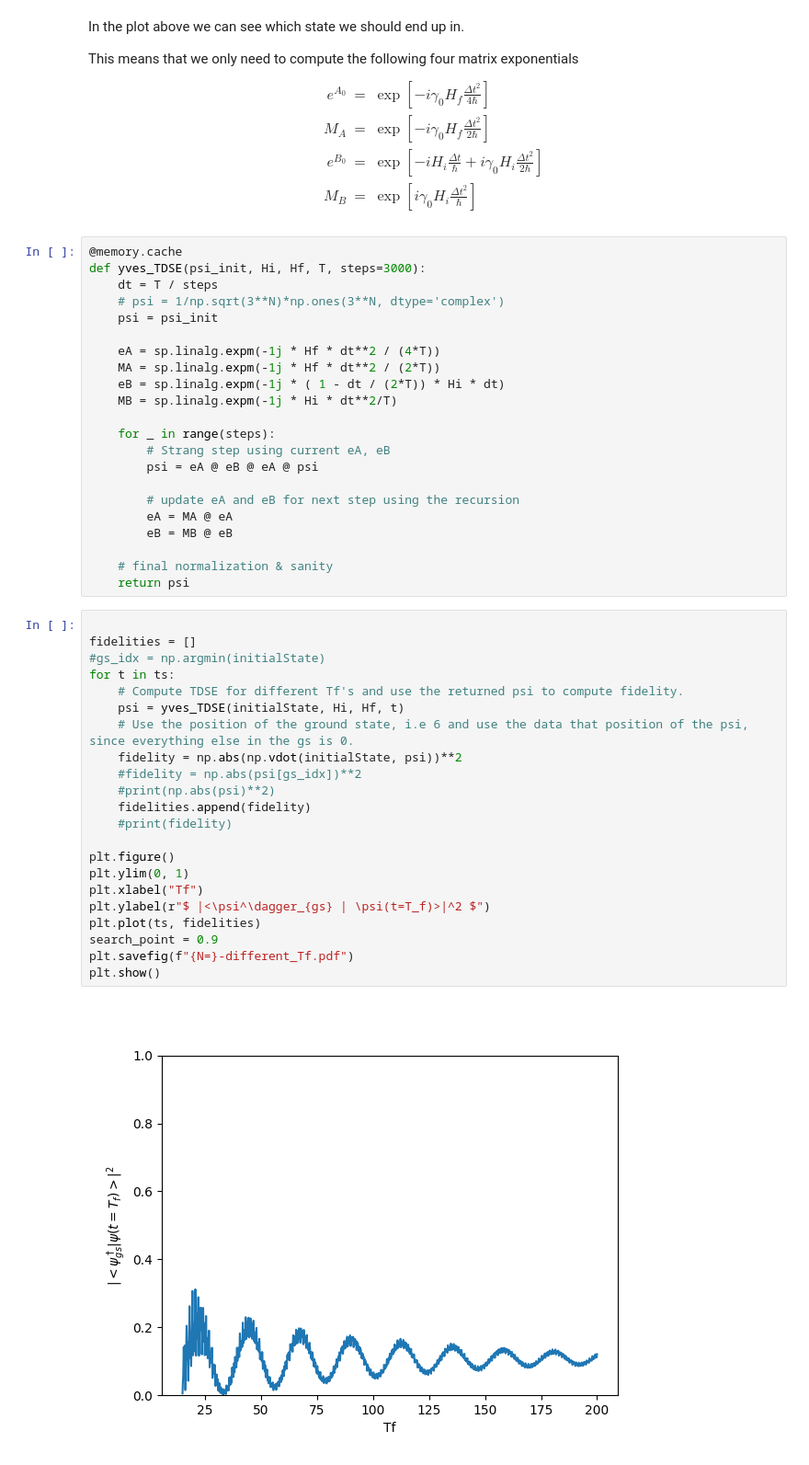
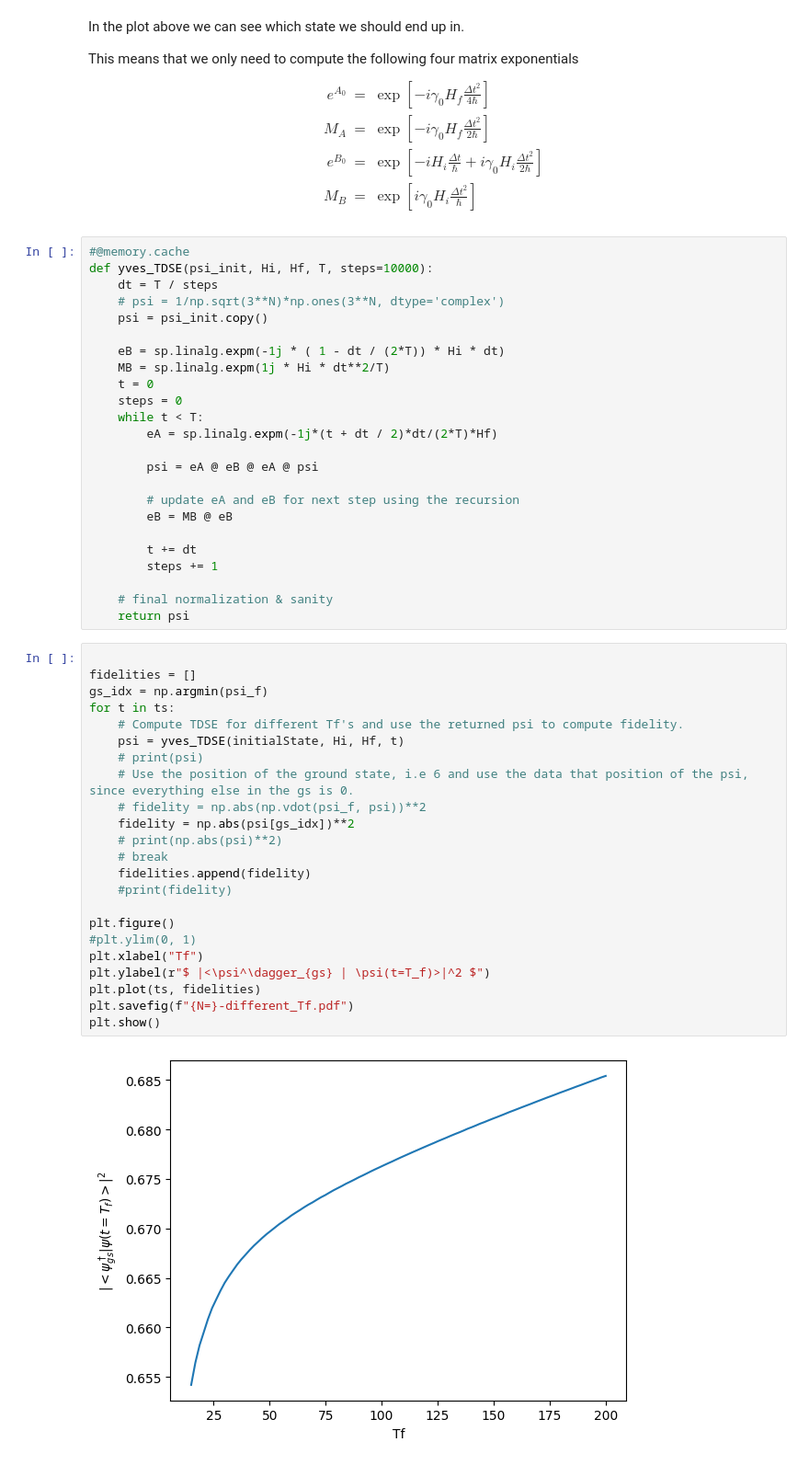
Before and after one commit to Secretmud/zermelos-navigation-problem, a Jupyter notebook: src/yves_method.ipynb, the cells around one changed output. Shown at 92% size. Saved outputs shown, nothing was run; the diff lists cells and outputs as text.

```diff
--- a/src/yves_method.ipynb
+++ b/src/yves_method.ipynb
@@ -130,48 +132,51 @@ M_B & = & \exp\left[i\gamma_0 H_i \frac{\Delta t^2}{\hbar}\right]
 \end{eqnarray}
 $$
 # %%
-@memory.cache
-def yves_TDSE(psi_init, Hi, Hf, T, steps=3000):
+#@memory.cache
+def yves_TDSE(psi_init, Hi, Hf, T, steps=10000):
     dt = T / steps
     # psi = 1/np.sqrt(3**N)*np.ones(3**N, dtype='complex')
-    psi = psi_init
+    psi = psi_init.copy()
 
-    eA = sp.linalg.expm(-1j * Hf * dt**2 / (4*T))
-    MA = sp.linalg.expm(-1j * Hf * dt**2 / (2*T))
     eB = sp.linalg.expm(-1j * ( 1 - dt / (2*T)) * Hi * dt)
-    MB = sp.linalg.expm(-1j * Hi * dt**2/T)
+    MB = sp.linalg.expm(1j * Hi * dt**2/T)
+    t = 0
+    steps = 0
+    while t < T:
+        eA = sp.linalg.expm(-1j*(t + dt / 2)*dt/(2*T)*Hf)
 
-    for _ in range(steps):
-        # Strang step using current eA, eB
         psi = eA @ eB @ eA @ psi
 
         # update eA and eB for next step using the recursion
-        eA = MA @ eA
         eB = MB @ eB
+
+        t += dt
+        steps += 1
 
     # final normalization & sanity
     return psi
 # %%
 
 fidelities = []
-#gs_idx = np.argmin(initialState)
+gs_idx = np.argmin(psi_f)
 for t in ts:
     # Compute TDSE for different Tf's and use the returned psi to compute fidelity.
     psi = yves_TDSE(initialState, Hi, Hf, t)
+    # print(psi)
     # Use the position of the ground state, i.e 6 and use the data that position of the psi, since everything else in the gs is 0.
-    fidelity = np.abs(np.vdot(initialState, psi))**2
-    #fidelity = np.abs(psi[gs_idx])**2
-    #print(np.abs(psi)**2)
+    # fidelity = np.abs(np.vdot(psi_f, psi))**2
+    fidelity = np.abs(psi[gs_idx])**2
+    # print(np.abs(psi)**2)
+    # break
     fidelities.append(fidelity)
     #print(fidelity)
 
 plt.figure()
-plt.ylim(0, 1)
+#plt.ylim(0, 1)
 plt.xlabel("Tf")
 plt.ylabel(r"$ |<\psi^\dagger_{gs} | \psi(t=T_f)>|^2 $")
 plt.plot(ts, fidelities)
-search_point = 0.9
 plt.savefig(f"{N=}-different_Tf.pdf")
 plt.show()
 # %% [output]
-[figure, old version]
+[figure, new version]
```
Also changed, not shown: parts of 4 cells of this notebook, 2 other files.
